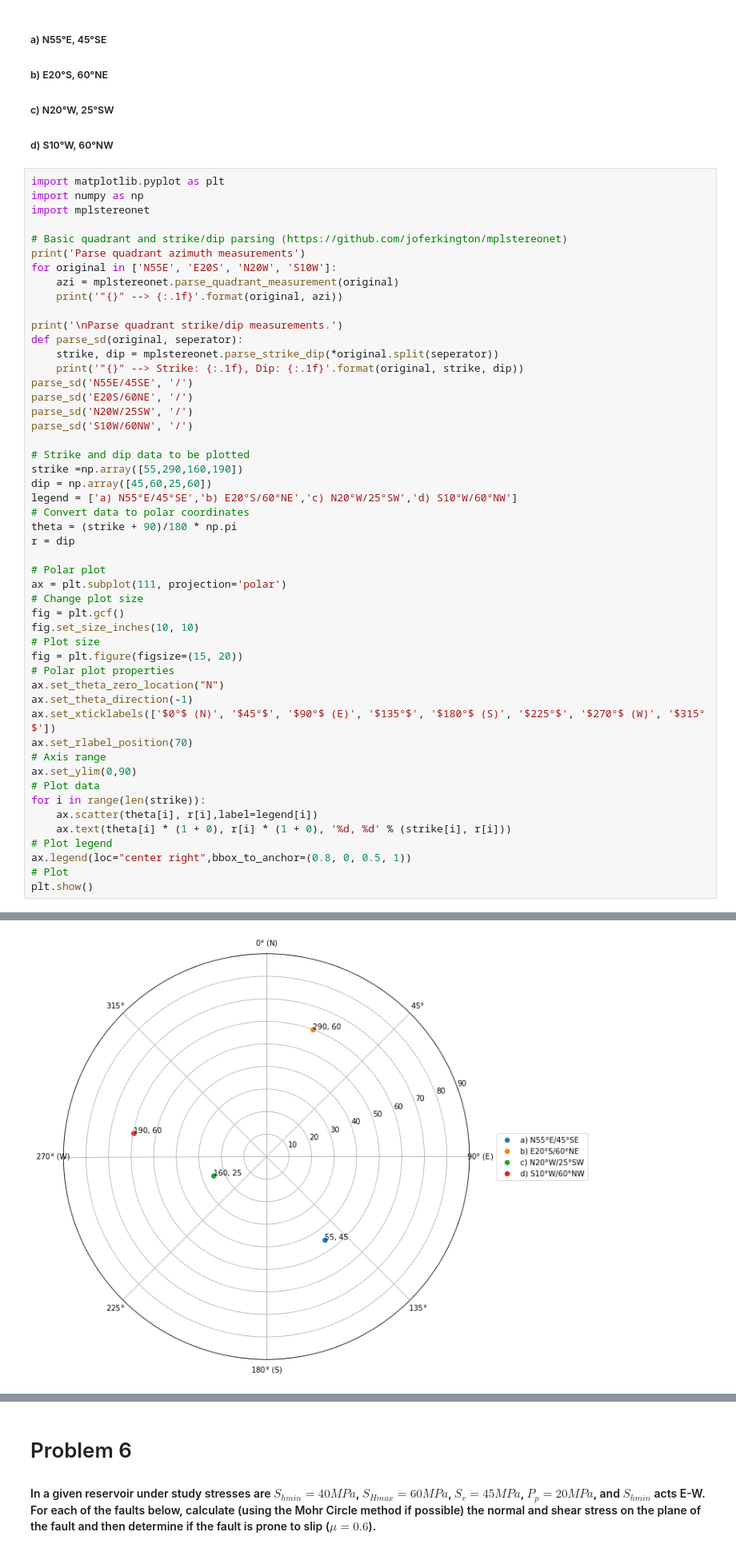
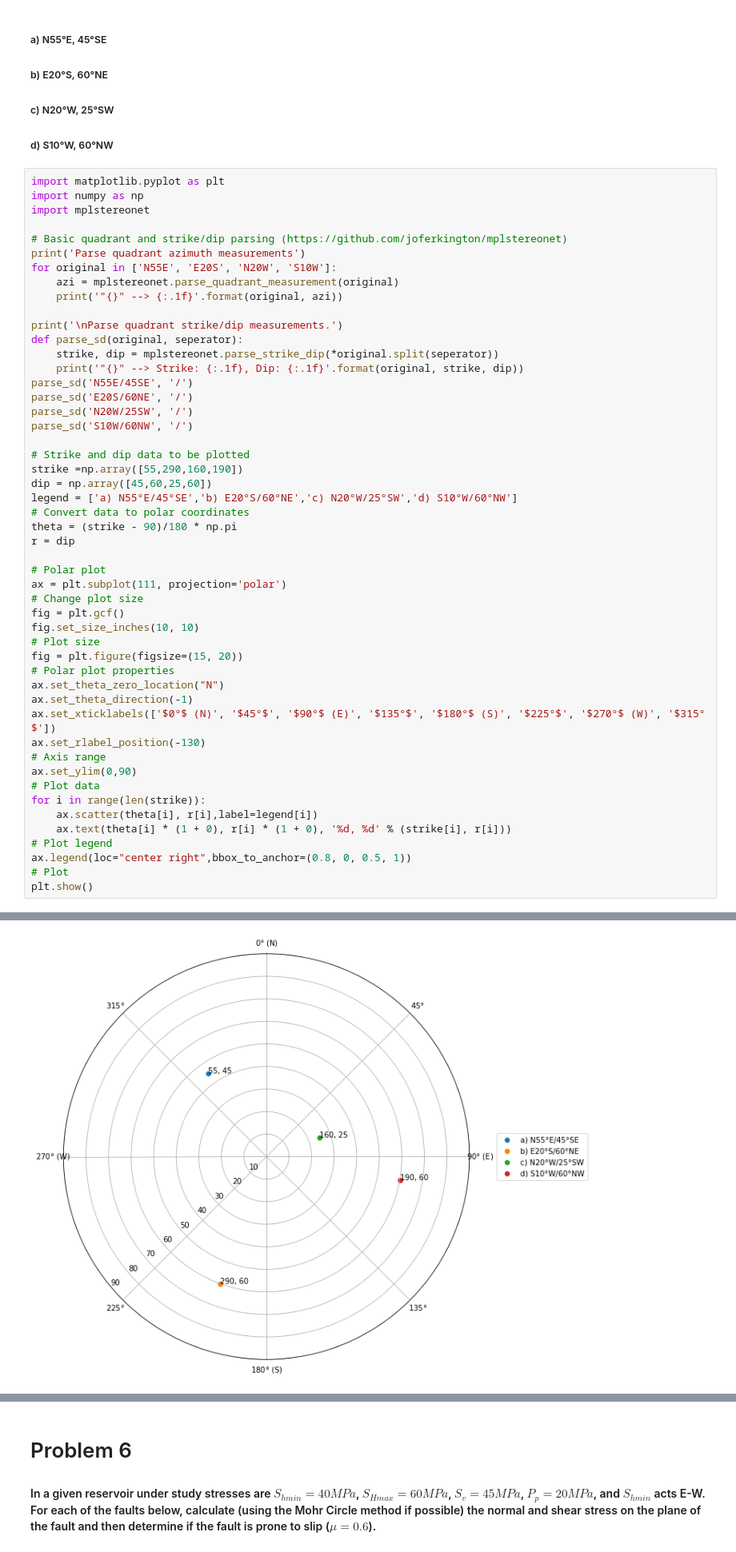
Before and after one commit to dnicolasespinoza/GeomechanicsJupyter, a Jupyter notebook: UndergradHomework/HW4/HW4 Solutions.ipynb, the cells around one changed output, grey strips where cells are left out. Shown at 80% size. Drawn from its saved outputs; the diff is of its cells as text.

```diff
--- a/UndergradHomework/HW4/HW4 Solutions.ipynb
+++ b/UndergradHomework/HW4/HW4 Solutions.ipynb
@@ -436,7 +434,7 @@ strike =np.array([55,290,160,190])
 dip = np.array([45,60,25,60])
 legend = ['a) N55°E/45°SE','b) E20°S/60°NE','c) N20°W/25°SW','d) S10°W/60°NW']
 # Convert data to polar coordinates
-theta = (strike + 90)/180 * np.pi
+theta = (strike - 90)/180 * np.pi
 r = dip
 
 # Polar plot
@@ -445,35 +443,35 @@ ax = plt.subplot(111, projection='polar')
 fig = plt.gcf()
 fig.set_size_inches(10, 10)
 # Plot size
 fig = plt.figure(figsize=(15, 20))
 # Polar plot properties
 ax.set_theta_zero_location("N")
 ax.set_theta_direction(-1)
 ax.set_xticklabels(['$0°$ (N)', '$45°$', '$90°$ (E)', '$135°$', '$180°$ (S)', '$225°$', '$270°$ (W)', '$315°$'])
-ax.set_rlabel_position(70)
+ax.set_rlabel_position(-130)
 # Axis range
 ax.set_ylim(0,90)
 # Plot data
 for i in range(len(strike)):
     ax.scatter(theta[i], r[i],label=legend[i])
     ax.text(theta[i] * (1 + 0), r[i] * (1 + 0), '%d, %d' % (strike[i], r[i]))
 # Plot legend
 ax.legend(loc="center right",bbox_to_anchor=(0.8, 0, 0.5, 1))
 # Plot
 plt.show()
 # %% [output]
 Parse quadrant azimuth measurements
 "N55E" --> 55.0
 "E20S" --> 110.0
 "N20W" --> 340.0
 "S10W" --> 190.0
 
 Parse quadrant strike/dip measurements.
 "N55E/45SE" --> Strike: 55.0, Dip: 45.0
 "E20S/60NE" --> Strike: 290.0, Dip: 60.0
 "N20W/25SW" --> Strike: 160.0, Dip: 25.0
 "S10W/60NW" --> Strike: 190.0, Dip: 60.0
-[figure, old version]
+[figure, new version]
 <Figure size 1080x1440 with 0 Axes>
 # %% [markdown]
 ![](files/HW4_Q5iii.jpg)
```
Also changed, not shown: parts of 4 cells of this notebook, 1 other file.
